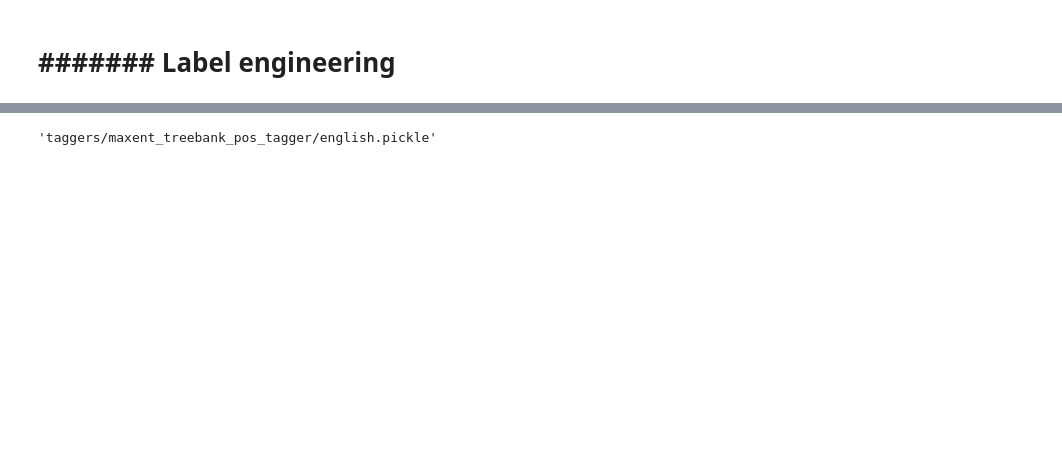
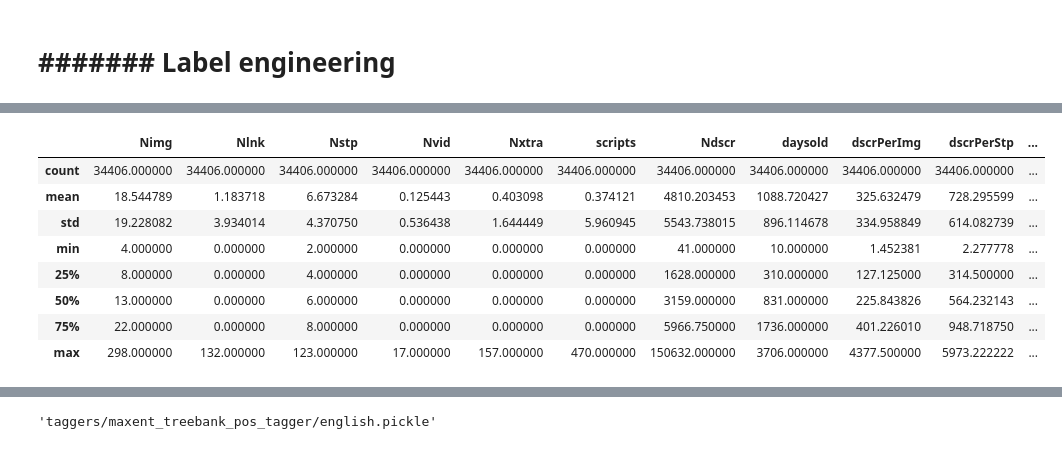
Before and after one commit to MkSavvy/MakeMyDay_Insight_Project, a Jupyter notebook: url_engineering.ipynb, the cells around one changed output, grey strips where cells are left out. Saved outputs shown, nothing was run; the diff lists cells and outputs as text; code cells hidden in the pictures; blank space fills up the shorter version.

```diff
--- a/url_engineering.ipynb
+++ b/url_engineering.ipynb
@@ -394,8 +347,18 @@ rbfSVR = rbfmodel.fit(X_train,Y_train)
 # %%
-ALLdata = dataDF.loc[:, ["logNdscr","logImg","Nstp","Nlnk", "Nstp", "Nvid","dscrPerStp", "scripts", "dscrPerImg"]]
-dataDF.loc[:, "complexEstimate"] = rbfSVR.predict(scale(ALLdata))
+ALLdata = df.loc[:, ["logNdscr","logImg","Nstp","Nlnk", "Nxtra", "Nvid","dscrPerStp", "dscrPerImg", "scripts"]]
+df.loc[:, "complexEstimate"] = rbfSVR.predict(scale(ALLdata))
 # %%
-dataDF.describe()
+df.describe()
+# %% [output]
+|  | Nimg | Nlnk | Nstp | Nvid | Nxtra | scripts | Ndscr | daysold | dscrPerImg | dscrPerStp | ... |
+| count | 34406.000000 | 34406.000000 | 34406.000000 | 34406.000000 | 34406.000000 | 34406.000000 | 34406.000000 | 34406.000000 | 34406.000000 | 34406.000000 | ... |
+| mean | 18.544789 | 1.183718 | 6.673284 | 0.125443 | 0.403098 | 0.374121 | 4810.203453 | 1088.720427 | 325.632479 | 728.295599 | ... |
+| std | 19.228082 | 3.934014 | 4.370750 | 0.536438 | 1.644449 | 5.960945 | 5543.738015 | 896.114678 | 334.958849 | 614.082739 | ... |
+| min | 4.000000 | 0.000000 | 2.000000 | 0.000000 | 0.000000 | 0.000000 | 41.000000 | 10.000000 | 1.452381 | 2.277778 | ... |
+| 25% | 8.000000 | 0.000000 | 4.000000 | 0.000000 | 0.000000 | 0.000000 | 1628.000000 | 310.000000 | 127.125000 | 314.500000 | ... |
+| 50% | 13.000000 | 0.000000 | 6.000000 | 0.000000 | 0.000000 | 0.000000 | 3159.000000 | 831.000000 | 225.843826 | 564.232143 | ... |
+| 75% | 22.000000 | 0.000000 | 8.000000 | 0.000000 | 0.000000 | 0.000000 | 5966.750000 | 1736.000000 | 401.226010 | 948.718750 | ... |
+| max | 298.000000 | 132.000000 | 123.000000 | 17.000000 | 157.000000 | 470.000000 | 150632.000000 | 3706.000000 | 4377.500000 | 5973.222222 | ... |
 # %%
 f = open('rbfmodel.pickle','wb')
 s = pkl.dump(rbfmodel,f)
```
Also changed, not shown: parts of 92 cells of this notebook, 1 other file.
